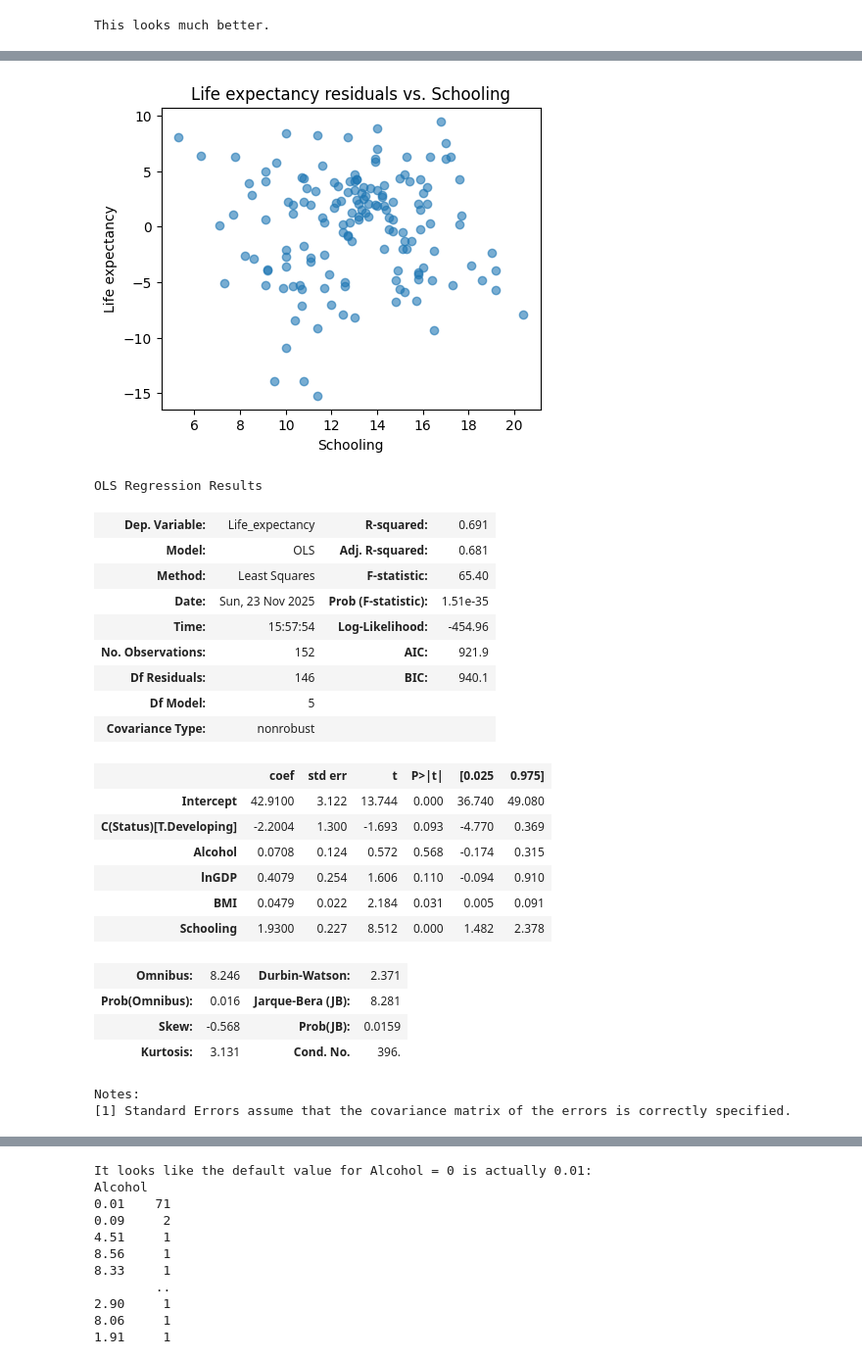
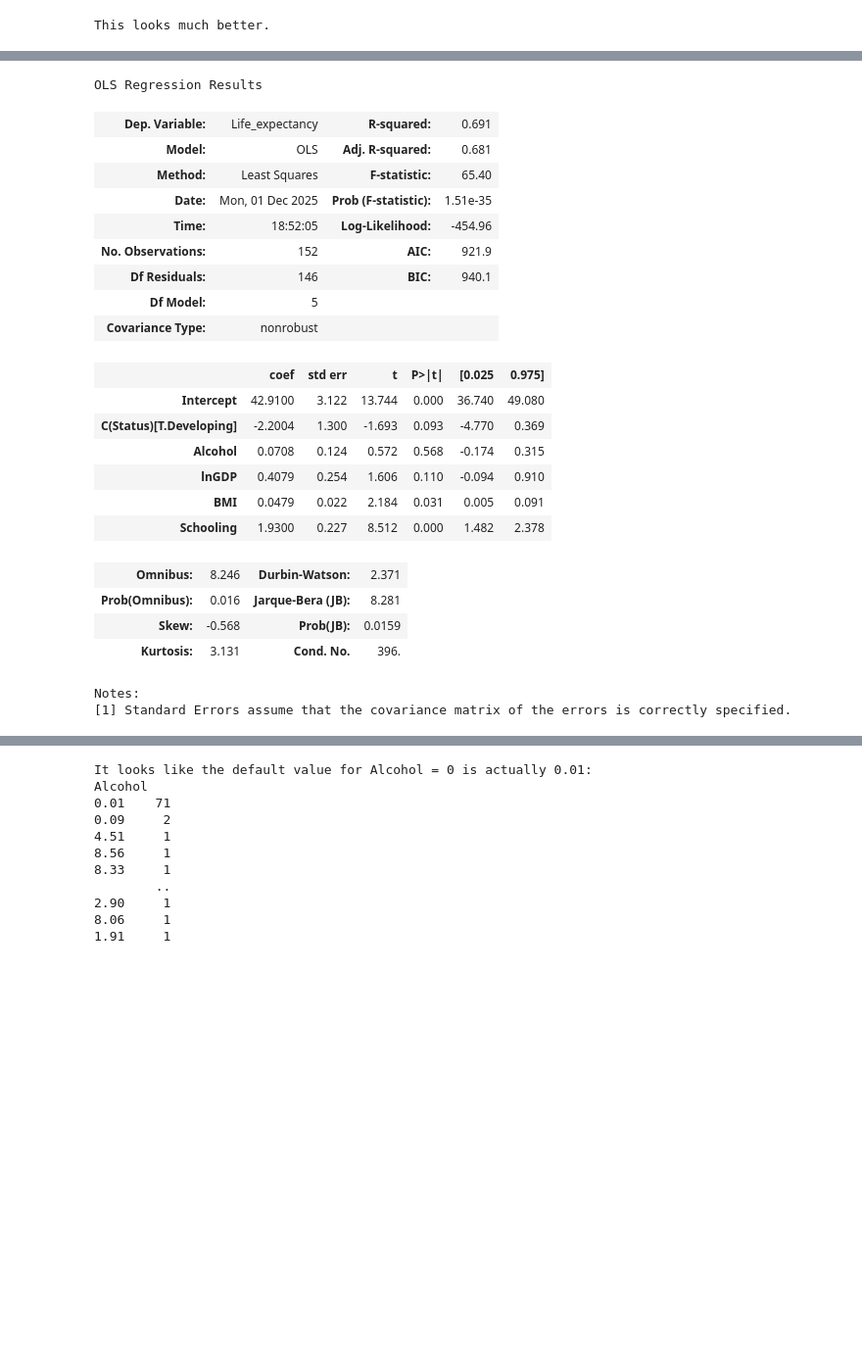
Before and after one commit to Nolan6Jensen/life-expectancy-modeling, a Jupyter notebook: analysis1.ipynb, the cells around one changed output, grey strips where cells are left out. Shown at 98% size. Drawn from its saved outputs; the diff is of its cells as text; code cells hidden in the pictures; blank space fills up the shorter version.

```diff
--- a/analysis1.ipynb
+++ b/analysis1.ipynb
@@ -178,21 +160,16 @@ print("This looks much better.")
 This looks much better.
 # %%
 #Create a linear model using statsmodels
+
+#Clean pandas column names
 def clean_name(col):
     return col.strip().replace(" ","_")
 
-gdpindex = predictors.index("GDP") #Replace GDP with lnGDP in the predictors list
+#Replace GDP with lnGDP in the predictors list
+gdpindex = predictors.index("GDP")
 predictors[gdpindex] = "lnGDP"
 
 data = data.rename(columns=clean_name)
 model = smf.ols("Life_expectancy ~ Alcohol + lnGDP + BMI + Schooling + C(Status)", data = data).fit()
-residuals = model.resid
-for col in predictors:
-    plt.figure(figsize=(5,4))
-    plt.scatter(data[col], residuals, alpha=0.6)
-    plt.xlabel(col)
-    plt.ylabel(response)
-    plt.title(f"{response} residuals vs. {col}")
-    plt.show()
 model.summary()
 # %% [output]
@@ -203,10 +176,9 @@ model.summary()
-[figure, removed]
 OLS Regression Results
 | Dep. Variable: | Life_expectancy | R-squared: | 0.691 |
 | Model: | OLS | Adj. R-squared: | 0.681 |
 | Method: | Least Squares | F-statistic: | 65.40 |
-| Date: | Sun, 23 Nov 2025 | Prob (F-statistic): | 1.51e-35 |
-| Time: | 15:57:54 | Log-Likelihood: | -454.96 |
+| Date: | Mon, 01 Dec 2025 | Prob (F-statistic): | 1.51e-35 |
+| Time: | 18:52:05 | Log-Likelihood: | -454.96 |
 | No. Observations: | 152 | AIC: | 921.9 |
 | Df Residuals: | 146 | BIC: | 940.1 |
 | Df Model: | 5 |  |  |
```
Also changed, not shown: parts of 8 cells of this notebook.
